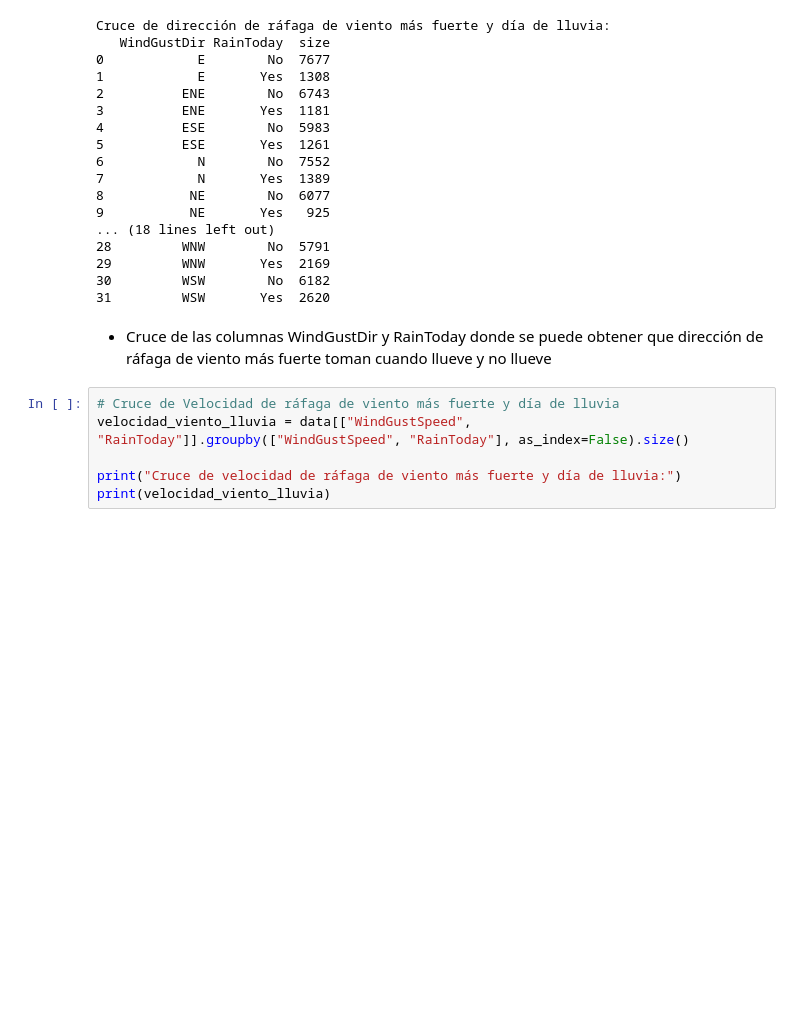
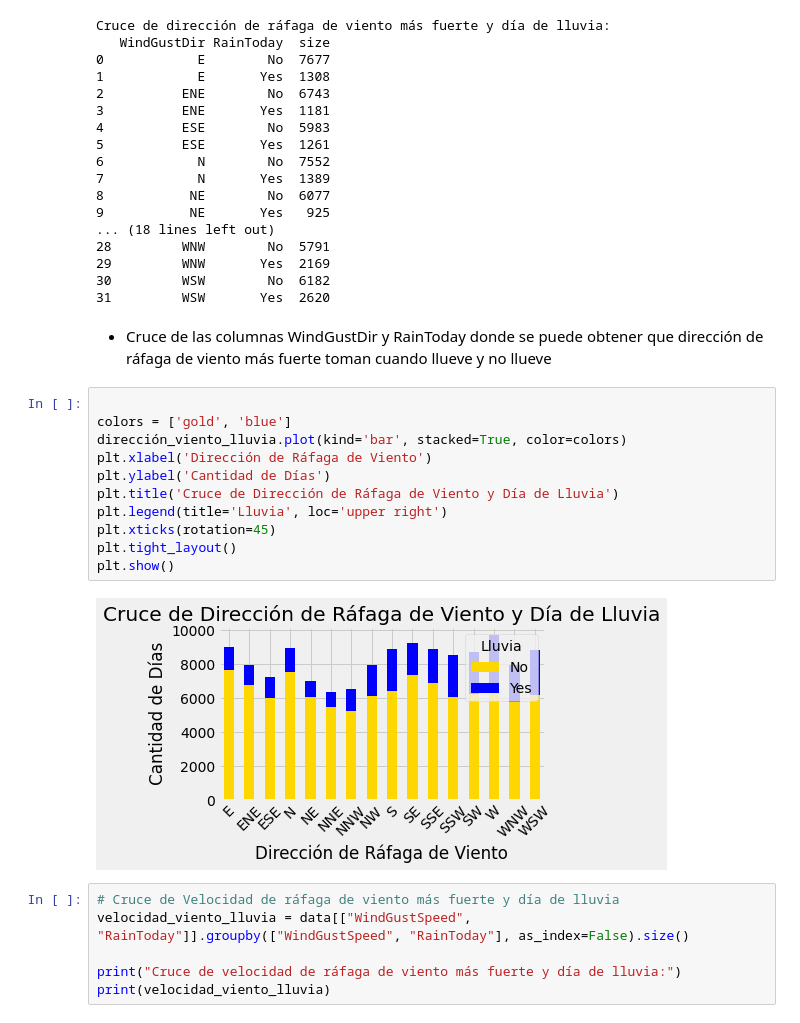
Before and after one commit to xmorh/mineriaDatos, a Jupyter notebook: Entrega1.ipynb, the cells around one changed output. Saved outputs shown, nothing was run; the diff lists cells and outputs as text; blank space fills up the shorter version.

```diff
--- a/Entrega1.ipynb
+++ b/Entrega1.ipynb
@@ -478,6 +478,19 @@ Cruce de dirección de ráfaga de viento más fuerte y día de lluvia:
 31         WSW       Yes  2620
 # %% [markdown]
 * Cruce de las columnas WindGustDir y RainToday donde se puede obtener que dirección de ráfaga de viento más fuerte toman cuando llueve y no llueve
+# %%
+
+colors = ['gold', 'blue']
+dirección_viento_lluvia.plot(kind='bar', stacked=True, color=colors)
+plt.xlabel('Dirección de Ráfaga de Viento')
+plt.ylabel('Cantidad de Días')
+plt.title('Cruce de Dirección de Ráfaga de Viento y Día de Lluvia')
+plt.legend(title='Lluvia', loc='upper right')
+plt.xticks(rotation=45)
+plt.tight_layout()
+plt.show()
+# %% [output]
+[figure, added]
 # %%
 # Cruce de Velocidad de ráfaga de viento más fuerte y día de lluvia
 velocidad_viento_lluvia = data[["WindGustSpeed", "RainToday"]].groupby(["WindGustSpeed", "RainToday"], as_index=False).size()
```
Also changed, not shown: parts of 8 cells of this notebook.
